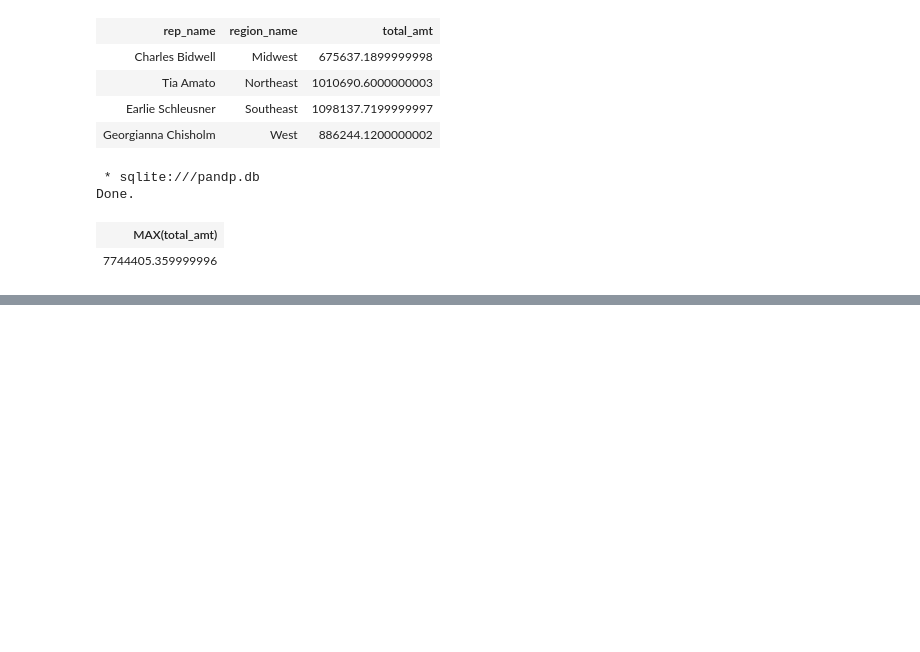
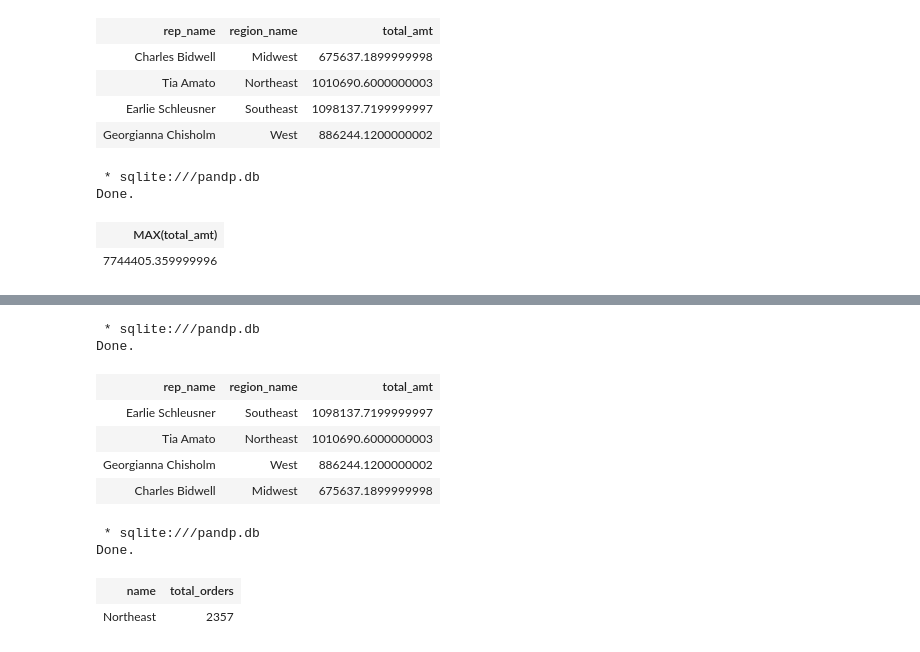
Before and after one commit to bramuelaswani/ML-DL-Related, a Jupyter notebook: SQL Exercises.ipynb, the cells around one changed output, grey strips where cells are left out. Drawn from its saved outputs; the diff is of its cells as text; code cells hidden in the pictures; blank space fills up the shorter version.

```diff
--- a/SQL Exercises.ipynb
+++ b/SQL Exercises.ipynb
@@ -2903,0 +2995,59 @@ Done.
+# %%
+%%sql
+WITH t1 AS (
+  SELECT s.name rep_name, r.name region_name, SUM(o.total_amt_usd) total_amt
+   FROM sales_reps s
+   JOIN accounts a
+   ON a.sales_rep_id = s.id
+   JOIN orders o
+   ON o.account_id = a.id
+   JOIN region r
+   ON r.id = s.region_id
+   GROUP BY 1,2
+   ORDER BY 3 DESC),
+t2 AS (
+   SELECT region_name, MAX(total_amt) total_amt
+   FROM t1
+   GROUP BY 1)
+SELECT t1.rep_name, t1.region_name, t1.total_amt
+FROM t1
+JOIN t2
+ON t1.region_name = t2.region_name AND t1.total_amt = t2.total_amt;
+# %% [output]
+ * sqlite:///pandp.db
+Done.
+| rep_name | region_name | total_amt |
+| Earlie Schleusner | Southeast | 1098137.7199999997 |
+| Tia Amato | Northeast | 1010690.6000000003 |
+| Georgianna Chisholm | West | 886244.1200000002 |
+| Charles Bidwell | Midwest | 675637.1899999998 |
+# %%
+%%sql
+WITH t1 AS (
+   SELECT r.name region_name, SUM(o.total_amt_usd) total_amt
+   FROM sales_reps s
+   JOIN accounts a
+   ON a.sales_rep_id = s.id
+   JOIN orders o
+   ON o.account_id = a.id
+   JOIN region r
+   ON r.id = s.region_id
+   GROUP BY r.name),
+t2 AS (
+   SELECT MAX(total_amt)
+   FROM t1)
+SELECT r.name, COUNT(o.total) total_orders
+FROM sales_reps s
+JOIN accounts a
+ON a.sales_rep_id = s.id
+JOIN orders o
+ON o.account_id = a.id
+JOIN region r
+ON r.id = s.region_id
+GROUP BY r.name
+HAVING SUM(o.total_amt_usd) = (SELECT * FROM t2);
+# %% [output]
+ * sqlite:///pandp.db
+Done.
+| name | total_orders |
+| Northeast | 2357 |
```
Also changed, not shown: parts of 29 cells of this notebook.
